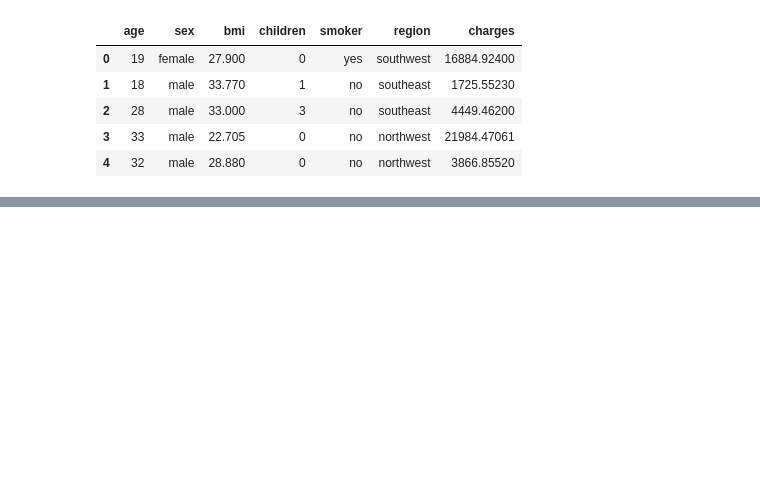
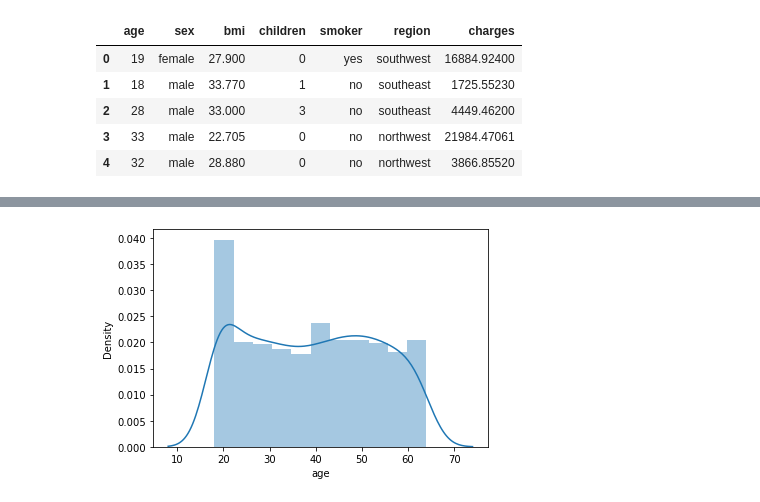
Before and after one commit to Bruno-Santana-Eco/Prediction-Price-Health, a Jupyter notebook: Prediction.ipynb, the cells around one changed output, grey strips where cells are left out. Saved outputs shown, nothing was run; the diff lists cells and outputs as text; code cells hidden in the pictures; blank space fills up the shorter version.

```diff
--- a/Prediction.ipynb
+++ b/Prediction.ipynb
@@ -23,0 +106,4 @@ Hello
+# %%
+sns.distplot( Base_Dados['age'] );
+# %% [output]
+[figure, added]
```
Also changed, not shown: parts of 23 cells of this notebook, 1 other file.
